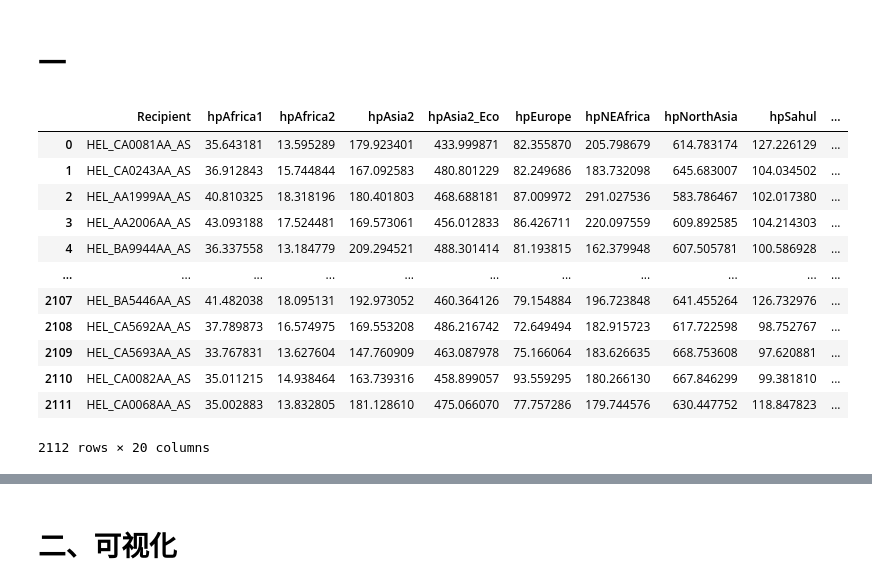
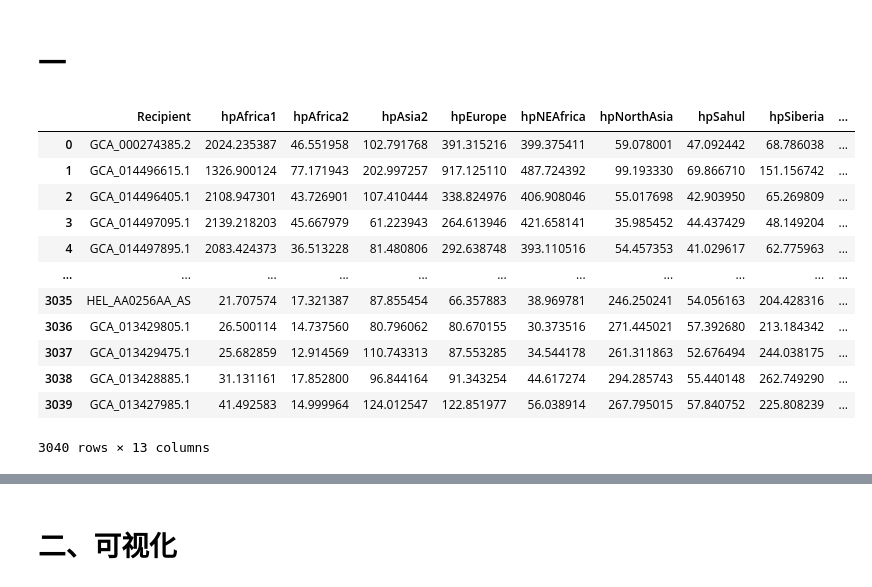
Before and after one commit to Victory-Hugo/3-Autosomal, a Jupyter notebook: 4-fineSTRCTURE/script/6_Chromopainter结果整理.ipynb, the cells around one changed output, grey strips where cells are left out. Saved outputs shown, nothing was run; the diff lists cells and outputs as text; code cells hidden in the pictures.

```diff
--- a/4-fineSTRCTURE/script/6_Chromopainter结果整理.ipynb
+++ b/4-fineSTRCTURE/script/6_Chromopainter结果整理.ipynb
@@ -3,22 +3,22 @@
 # %%
 import pandas as pd
 # %%
-df_chromopainter = pd.read_csv('/mnt/c/Users/Administrator/Desktop/Chunkcounts.txt',sep=' ')
+df_chromopainter = pd.read_csv('/mnt/d/幽门螺旋杆菌/Script/分析结果/fineSTRUCTURE/OUTPUT/ChromoPainternoLAEAsia2作受体/Chromopainter3没有低地2型作为供体.txt',sep='\t')
 df_chromopainter
 # %% [output]
-|  | Recipient | hpAfrica1 | hpAfrica2 | hpAsia2 | hpAsia2_Eco | hpEurope | hpNEAfrica | hpNorthAsia | hpSahul | ... |
-| 0 | HEL_CA0081AA_AS | 35.643181 | 13.595289 | 179.923401 | 433.999871 | 82.355870 | 205.798679 | 614.783174 | 127.226129 | ... |
-| 1 | HEL_CA0243AA_AS | 36.912843 | 15.744844 | 167.092583 | 480.801229 | 82.249686 | 183.732098 | 645.683007 | 104.034502 | ... |
-| 2 | HEL_AA1999AA_AS | 40.810325 | 18.318196 | 180.401803 | 468.688181 | 87.009972 | 291.027536 | 583.786467 | 102.017380 | ... |
-| 3 | HEL_AA2006AA_AS | 43.093188 | 17.524481 | 169.573061 | 456.012833 | 86.426711 | 220.097559 | 609.892585 | 104.214303 | ... |
-| 4 | HEL_BA9944AA_AS | 36.337558 | 13.184779 | 209.294521 | 488.301414 | 81.193815 | 162.379948 | 607.505781 | 100.586928 | ... |
+|  | Recipient | hpAfrica1 | hpAfrica2 | hpAsia2 | hpEurope | hpNEAfrica | hpNorthAsia | hpSahul | hpSiberia | ... |
+| 0 | GCA_000274385.2 | 2024.235387 | 46.551958 | 102.791768 | 391.315216 | 399.375411 | 59.078001 | 47.092442 | 68.786038 | ... |
+| 1 | GCA_014496615.1 | 1326.900124 | 77.171943 | 202.997257 | 917.125110 | 487.724392 | 99.193330 | 69.866710 | 151.156742 | ... |
+| 2 | GCA_014496405.1 | 2108.947301 | 43.726901 | 107.410444 | 338.824976 | 406.908046 | 55.017698 | 42.903950 | 65.269809 | ... |
+| 3 | GCA_014497095.1 | 2139.218203 | 45.667979 | 61.223943 | 264.613946 | 421.658141 | 35.985452 | 44.437429 | 48.149204 | ... |
+| 4 | GCA_014497895.1 | 2083.424373 | 36.513228 | 81.480806 | 292.638748 | 393.110516 | 54.457353 | 41.029617 | 62.775963 | ... |
 | ... | ... | ... | ... | ... | ... | ... | ... | ... | ... | ... |
-| 2107 | HEL_BA5446AA_AS | 41.482038 | 18.095131 | 192.973052 | 460.364126 | 79.154884 | 196.723848 | 641.455264 | 126.732976 | ... |
-| 2108 | HEL_CA5692AA_AS | 37.789873 | 16.574975 | 169.553208 | 486.216742 | 72.649494 | 182.915723 | 617.722598 | 98.752767 | ... |
-| 2109 | HEL_CA5693AA_AS | 33.767831 | 13.627604 | 147.760909 | 463.087978 | 75.166064 | 183.626635 | 668.753608 | 97.620881 | ... |
-| 2110 | HEL_CA0082AA_AS | 35.011215 | 14.938464 | 163.739316 | 458.899057 | 93.559295 | 180.266130 | 667.846299 | 99.381810 | ... |
-| 2111 | HEL_CA0068AA_AS | 35.002883 | 13.832805 | 181.128610 | 475.066070 | 77.757286 | 179.744576 | 630.447752 | 118.847823 | ... |
+| 3035 | HEL_AA0256AA_AS | 21.707574 | 17.321387 | 87.855454 | 66.357883 | 38.969781 | 246.250241 | 54.056163 | 204.428316 | ... |
+| 3036 | GCA_013429805.1 | 26.500114 | 14.737560 | 80.796062 | 80.670155 | 30.373516 | 271.445021 | 57.392680 | 213.184342 | ... |
+| 3037 | GCA_013429475.1 | 25.682859 | 12.914569 | 110.743313 | 87.553285 | 34.544178 | 261.311863 | 52.676494 | 244.038175 | ... |
+| 3038 | GCA_013428885.1 | 31.131161 | 17.852800 | 96.844164 | 91.343254 | 44.617274 | 294.285743 | 55.440148 | 262.749290 | ... |
+| 3039 | GCA_013427985.1 | 41.492583 | 14.999964 | 124.012547 | 122.851977 | 56.038914 | 267.795015 | 57.840752 | 225.808239 | ... |
-2112 rows × 20 columns
+3040 rows × 13 columns
 # %%
 df_meta = pd.read_excel('/mnt/f/OneDrive/文档（科研）/P0_幽门螺旋杆菌/基础信息表/HP数据收集2.xlsx',
                         sheet_name='HP数据收集').loc[:,['ID','Chromopainter4']]
```
Also changed, not shown: parts of 15 cells of this notebook, 5 other files.
